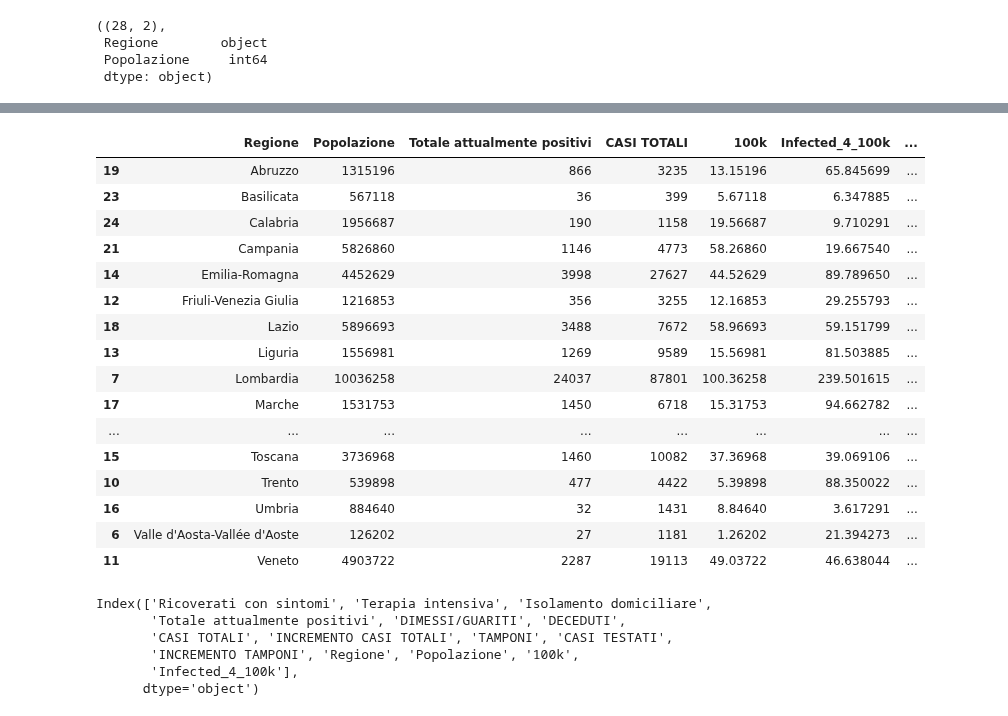
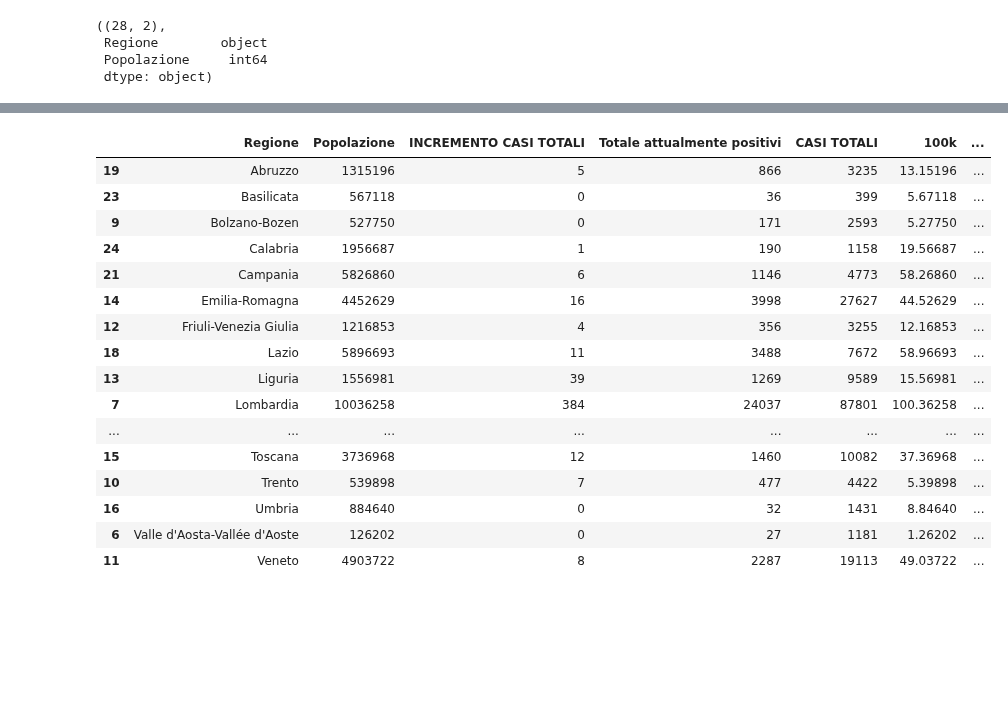
Before and after one commit to p-giovanni/Statistics, a Jupyter notebook: notebook/RegionsRanking.ipynb, the cells around one changed output, grey strips where cells are left out. Cells and saved outputs as stored; diff of their text form; code cells hidden in the pictures; blank space fills up the shorter version.

Commit message:
New chart - regions ranking.

```diff
--- a/notebook/RegionsRanking.ipynb
+++ b/notebook/RegionsRanking.ipynb
@@ -364,36 +440,40 @@ dtype: object
 # %%
 df_covid_regions.rename(index={
     "Valle d'Aosta" : "Valle d'Aosta-Vallée d'Aoste"
    ,"Emilia Romagna": "Emilia-Romagna"
    ,"Friuli VG"     : "Friuli-Venezia Giulia"
+   ,"Bolzano"       : "Bolzano-Bozen"
 },inplace=True)
 
 # how{‘left’, ‘right’, ‘outer’, ‘inner’}, default ‘inner’
 merged = pd.merge(df_covid_regions
                 ,regions_df
                 ,left_index = True
                 ,right_on = 'Regione'
                 ,how = "inner")
 merged["100k"] = merged["Popolazione"].apply(lambda row: row / 100000)
+merged["IncreasePercentage"] = merged.apply(lambda row: (row["INCREMENTO CASI TOTALI"] / row["Totale attualmente positivi"])*100, axis=1)
 merged["Infected_4_100k"] = merged.apply(lambda row: row["Totale attualmente positivi"] / row["100k"], axis=1)
 merged["Infected_4_100k_tot"] = merged.apply(lambda row: row["CASI TOTALI"] / row["100k"], axis=1)
 
-merged[["Regione", "Popolazione", "Totale attualmente positivi", "CASI TOTALI","100k", "Infected_4_100k", "Infected_4_100k_tot"]]
+merged[["Regione", "Popolazione"
+       ,"INCREMENTO CASI TOTALI", "Totale attualmente positivi", "CASI TOTALI"
+       ,"100k", "Infected_4_100k", "IncreasePercentage", "Infected_4_100k_tot"]].head(200)
 # %% [output]
-|  | Regione | Popolazione | Totale attualmente positivi | CASI TOTALI | 100k | Infected_4_100k | ... |
-| 19 | Abruzzo | 1315196 | 866 | 3235 | 13.15196 | 65.845699 | ... |
-| 23 | Basilicata | 567118 | 36 | 399 | 5.67118 | 6.347885 | ... |
-| 24 | Calabria | 1956687 | 190 | 1158 | 19.56687 | 9.710291 | ... |
-| 21 | Campania | 5826860 | 1146 | 4773 | 58.26860 | 19.667540 | ... |
-| 14 | Emilia-Romagna | 4452629 | 3998 | 27627 | 44.52629 | 89.789650 | ... |
-| 12 | Friuli-Venezia Giulia | 1216853 | 356 | 3255 | 12.16853 | 29.255793 | ... |
-| 18 | Lazio | 5896693 | 3488 | 7672 | 58.96693 | 59.151799 | ... |
-| 13 | Liguria | 1556981 | 1269 | 9589 | 15.56981 | 81.503885 | ... |
-| 7 | Lombardia | 10036258 | 24037 | 87801 | 100.36258 | 239.501615 | ... |
-| 17 | Marche | 1531753 | 1450 | 6718 | 15.31753 | 94.662782 | ... |
+|  | Regione | Popolazione | INCREMENTO CASI TOTALI | Totale attualmente positivi | CASI TOTALI | 100k | ... |
+| 19 | Abruzzo | 1315196 | 5 | 866 | 3235 | 13.15196 | ... |
+| 23 | Basilicata | 567118 | 0 | 36 | 399 | 5.67118 | ... |
+| 9 | Bolzano-Bozen | 527750 | 0 | 171 | 2593 | 5.27750 | ... |
+| 24 | Calabria | 1956687 | 1 | 190 | 1158 | 19.56687 | ... |
+| 21 | Campania | 5826860 | 6 | 1146 | 4773 | 58.26860 | ... |
+| 14 | Emilia-Romagna | 4452629 | 16 | 3998 | 27627 | 44.52629 | ... |
+| 12 | Friuli-Venezia Giulia | 1216853 | 4 | 356 | 3255 | 12.16853 | ... |
+| 18 | Lazio | 5896693 | 11 | 3488 | 7672 | 58.96693 | ... |
+| 13 | Liguria | 1556981 | 39 | 1269 | 9589 | 15.56981 | ... |
+| 7 | Lombardia | 10036258 | 384 | 24037 | 87801 | 100.36258 | ... |
 | ... | ... | ... | ... | ... | ... | ... | ... |
-| 15 | Toscana | 3736968 | 1460 | 10082 | 37.36968 | 39.069106 | ... |
-| 10 | Trento | 539898 | 477 | 4422 | 5.39898 | 88.350022 | ... |
-| 16 | Umbria | 884640 | 32 | 1431 | 8.84640 | 3.617291 | ... |
-| 6 | Valle d'Aosta-Vallée d'Aoste | 126202 | 27 | 1181 | 1.26202 | 21.394273 | ... |
-| 11 | Veneto | 4903722 | 2287 | 19113 | 49.03722 | 46.638044 | ... |
+| 15 | Toscana | 3736968 | 12 | 1460 | 10082 | 37.36968 | ... |
+| 10 | Trento | 539898 | 7 | 477 | 4422 | 5.39898 | ... |
+| 16 | Umbria | 884640 | 0 | 32 | 1431 | 8.84640 | ... |
+| 6 | Valle d'Aosta-Vallée d'Aoste | 126202 | 0 | 27 | 1181 | 1.26202 | ... |
+| 11 | Veneto | 4903722 | 8 | 2287 | 19113 | 49.03722 | ... |
@@ -403,9 +479,0 @@ merged[["Regione", "Popolazione", "Totale attualmente positivi", "CASI TOTALI","
-# %%
-merged.columns
-# %% [output]
-Index(['Ricoverati con sintomi', 'Terapia intensiva', 'Isolamento domiciliare',
-       'Totale attualmente positivi', 'DIMESSI/GUARITI', 'DECEDUTI',
-       'CASI TOTALI', 'INCREMENTO CASI TOTALI', 'TAMPONI', 'CASI TESTATI',
-       'INCREMENTO TAMPONI', 'Regione', 'Popolazione', '100k',
-       'Infected_4_100k'],
-      dtype='object')
```
Also changed, not shown: parts of 12 cells of this notebook, 1 other file.
